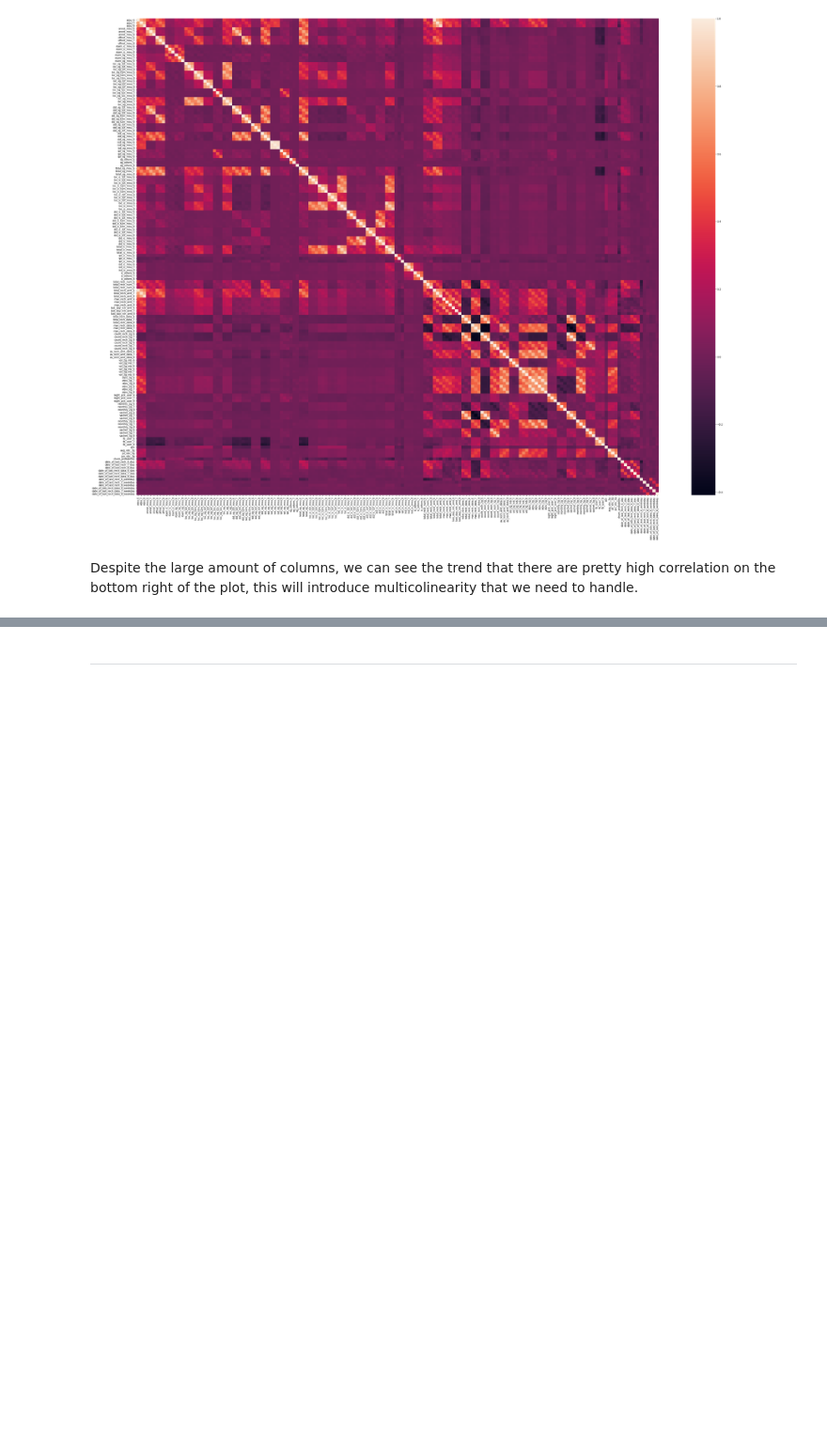
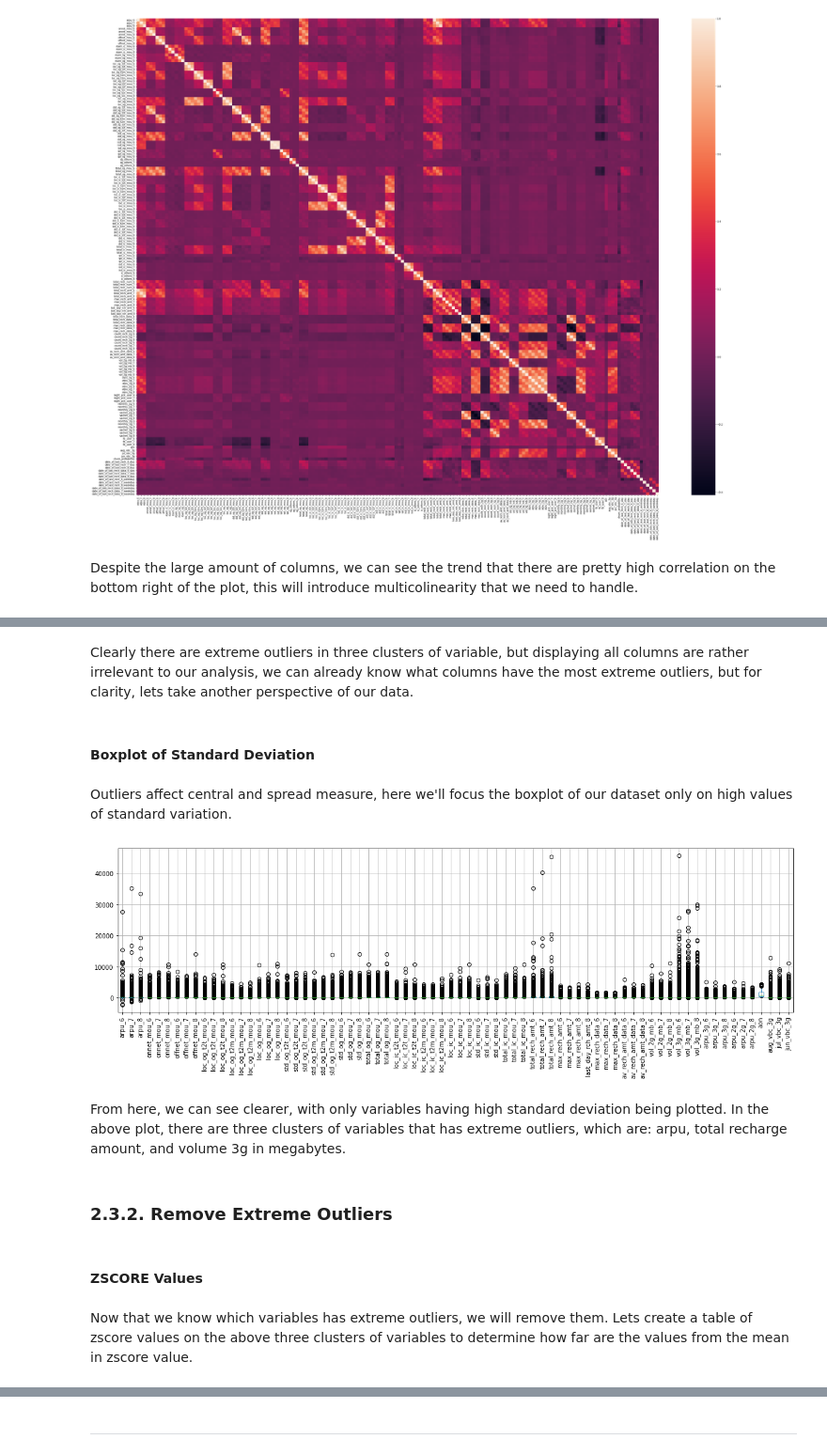
Before and after one commit to hendrauzia/ljmu-tccs, a Jupyter notebook: code/Telecom Churn Case Study.ipynb, the cells around one changed output, grey strips where cells are left out. Shown at 94% size. Cells and saved outputs as stored; diff of their text form; code cells hidden in the pictures; blank space fills up the shorter version.

```diff
--- a/code/Telecom Churn Case Study.ipynb
+++ b/code/Telecom Churn Case Study.ipynb
@@ -387,0 +409,21 @@ Despite the large amount of columns, we can see the trend that there are pretty
+# %% [markdown]
+Clearly there are extreme outliers in three clusters of variable, but displaying all columns are rather irrelevant to our analysis, we can already know what columns have the most extreme outliers, but for clarity, lets take another perspective of our data.
+# %% [markdown]
+#### Boxplot of Standard Deviation
+# %% [markdown]
+Outliers affect central and spread measure, here we'll focus the boxplot of our dataset only on high values of standard variation.
+# %%
+df_std = pd.DataFrame(df.describe().loc['std'], columns=['std'])
+df_std_high = df_std[df_std['std'] > 100]
+
+df[df_std_high.index].boxplot(figsize=(20, 5), rot=90);
+# %% [output]
+[figure, added]
+# %% [markdown]
+From here, we can see clearer, with only variables having high standard deviation being plotted. In the above plot, there are three clusters of variables that has extreme outliers, which are: arpu, total recharge amount, and volume 3g in megabytes.
+# %% [markdown]
+### 2.3.2. Remove Extreme Outliers
+# %% [markdown]
+#### ZSCORE Values
+# %% [markdown]
+Now that we know which variables has extreme outliers, we will remove them. Lets create a table of zscore values on the above three clusters of variables to determine how far are the values from the mean in zscore value.
```
Also changed, not shown: parts of 44 cells of this notebook, 1 other file.
